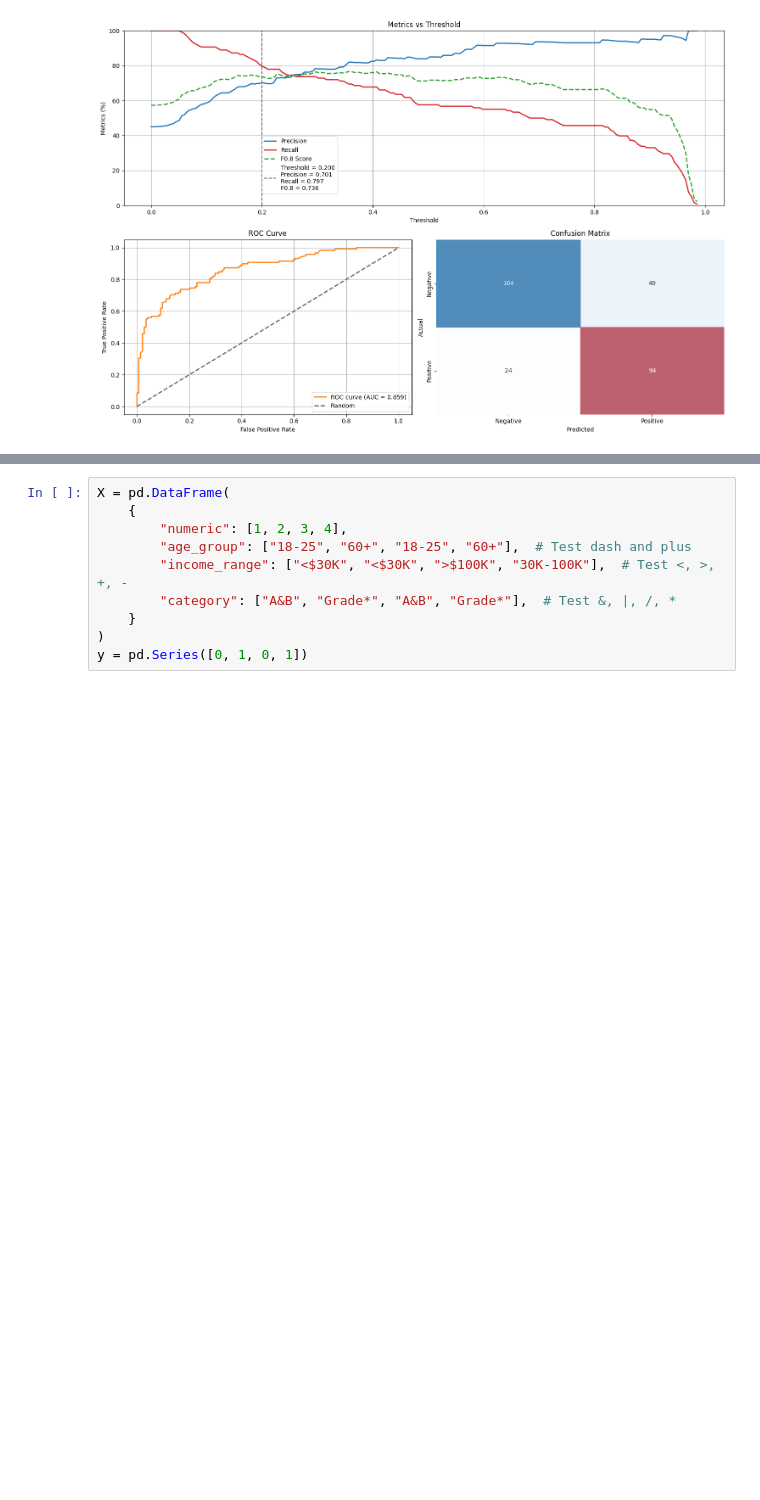
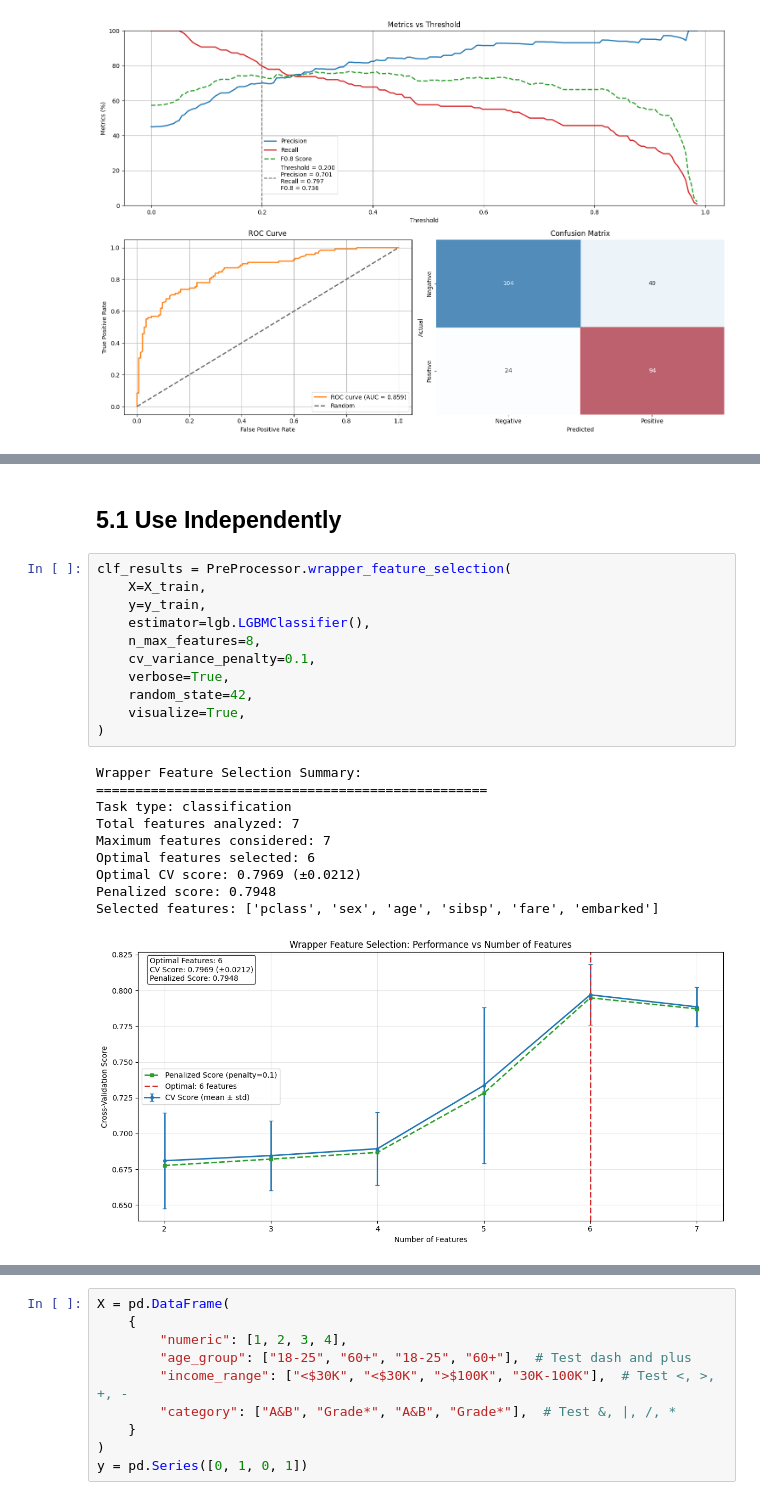
Before and after one commit to MenaWANG/mlarena, a Jupyter notebook: examples/2.advanced_usage.ipynb, the cells around one changed output, grey strips where cells are left out. Saved outputs shown, nothing was run; the diff lists cells and outputs as text; blank space fills up the shorter version.

Commit message:
feat: add wrapper feature selection
task plan, with progress checks

extensive test coverage

demo added

```diff
--- a/examples/2.advanced_usage.ipynb
+++ b/examples/2.advanced_usage.ipynb
@@ -833,0 +856,24 @@ results = unwrapped_model.evaluate(X_test, y_test, beta=beta, threshold=0.2)
+# %% [markdown]
+## 5.1 Use Independently
+# %%
+clf_results = PreProcessor.wrapper_feature_selection(
+    X=X_train,
+    y=y_train,
+    estimator=lgb.LGBMClassifier(),
+    n_max_features=8,
+    cv_variance_penalty=0.1,
+    verbose=True,
+    random_state=42,
+    visualize=True,
+)
+# %% [output]
+Wrapper Feature Selection Summary:
+==================================================
+Task type: classification
+Total features analyzed: 7
+Maximum features considered: 7
+Optimal features selected: 6
+Optimal CV score: 0.7969 (±0.0212)
+Penalized score: 0.7948
+Selected features: ['pclass', 'sex', 'age', 'sibsp', 'fare', 'embarked']
+[figure, added]
```
Also changed, not shown: parts of 10 cells of this notebook, 5 other files.
